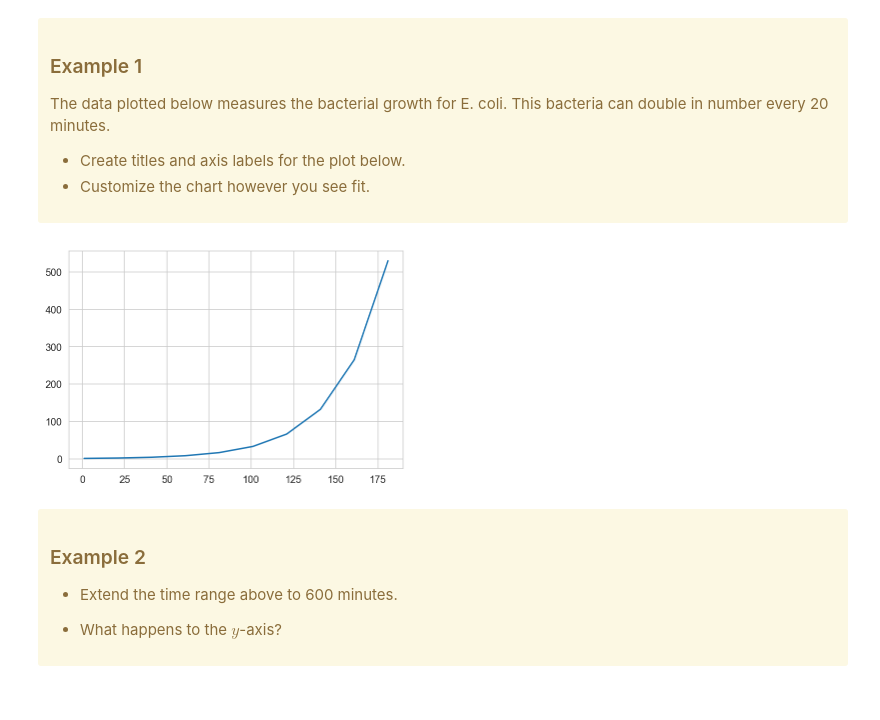
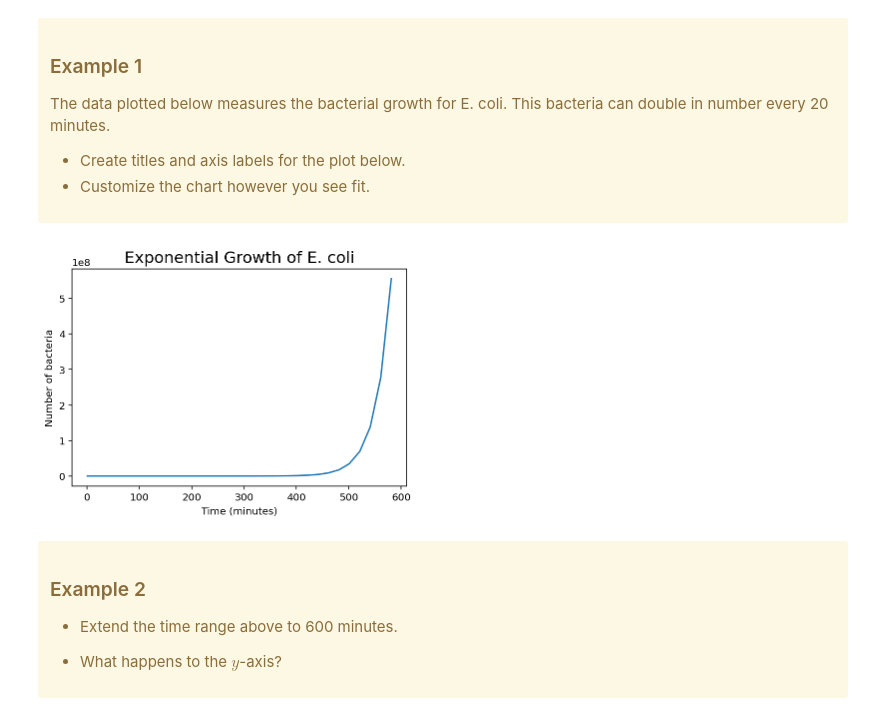
Before and after one commit to CodeupClassroom/oneil-ds-libraries, a Jupyter notebook: matplotlib_lesson.ipynb, the cells around one changed output. Saved outputs shown, nothing was run; the diff lists cells and outputs as text; code cells hidden in the pictures.

```diff
--- a/matplotlib_lesson.ipynb
+++ b/matplotlib_lesson.ipynb
@@ -382,7 +386,7 @@ The data plotted below measures the bacterial growth for E. coli. This bacteria
 # Create data
 
 # Set time values in increments of 20
-time = range(1, 200, 20)
+time = range(1, 600, 20)
 
 ## Set initial number of bacteria equal to 1
 initial = 1
@@ -391,9 +395,15 @@ initial = 1
 bacteria = [ initial * np.float_power(2, (0.05*n)) for n in time ]
 # %%
 ## Plot the values
-plt.plot(time, bacteria);
+plt.plot(time, bacteria)
+
+
+plt.title('Exponential Growth of E. coli', fontsize = 16)
+plt.xlabel('Time (minutes)')
+plt.ylabel('Number of bacteria')
+plt.show()
 # %% [output]
-[figure, old version]
+[figure, new version]
 # %% [markdown]
 <div class="alert alert-block alert-warning">
 
```
Also changed, not shown: parts of 20 cells of this notebook.
